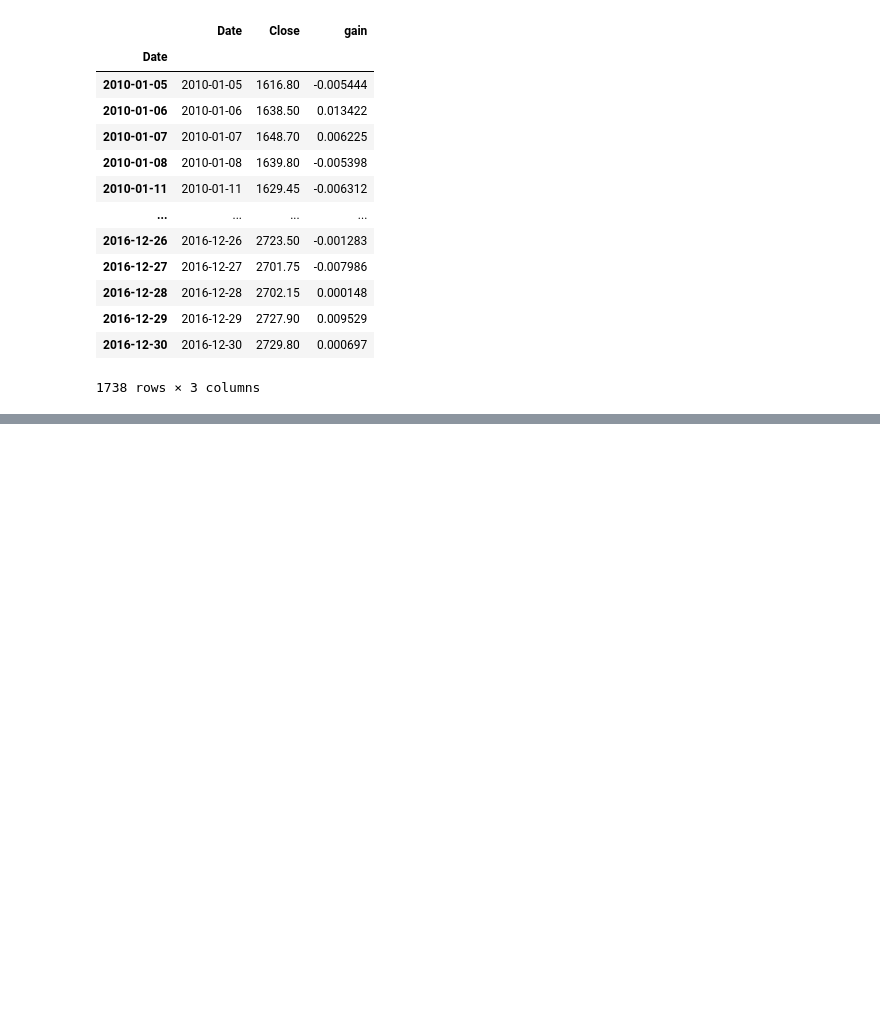
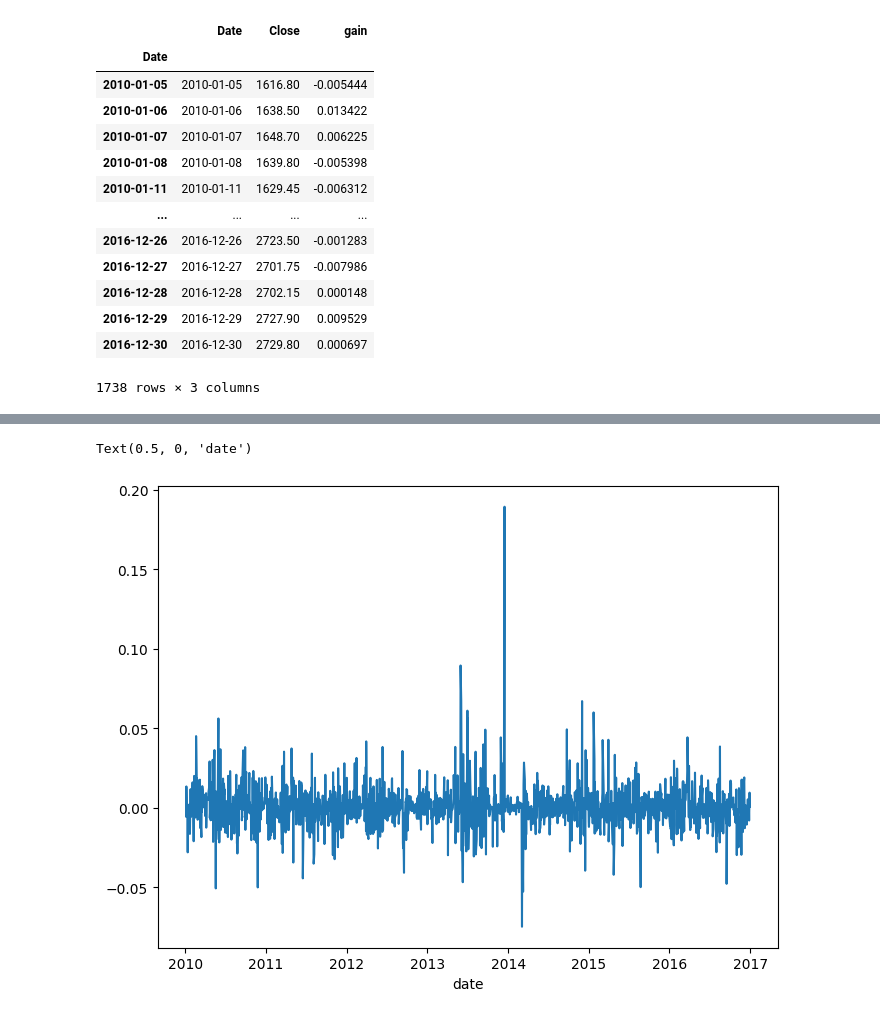
Before and after one commit to lokeshudalkar/Data_Science, a Jupyter notebook: Normal_Ditribution.ipynb, the cells around one changed output, grey strips where cells are left out. Cells and saved outputs as stored; diff of their text form; code cells hidden in the pictures; blank space fills up the shorter version.

```diff
--- a/Normal_Ditribution.ipynb
+++ b/Normal_Ditribution.ipynb
@@ -134,0 +145,8 @@ glaxo
+# %%
+#plot gains
+plt.figure(figsize=(8,6))
+plt.plot(glaxo["gain"])
+plt.xlabel("date")
+# %% [output]
+Text(0.5, 0, 'date')
+[figure, added]
```
Also changed, not shown: parts of 9 cells of this notebook.
